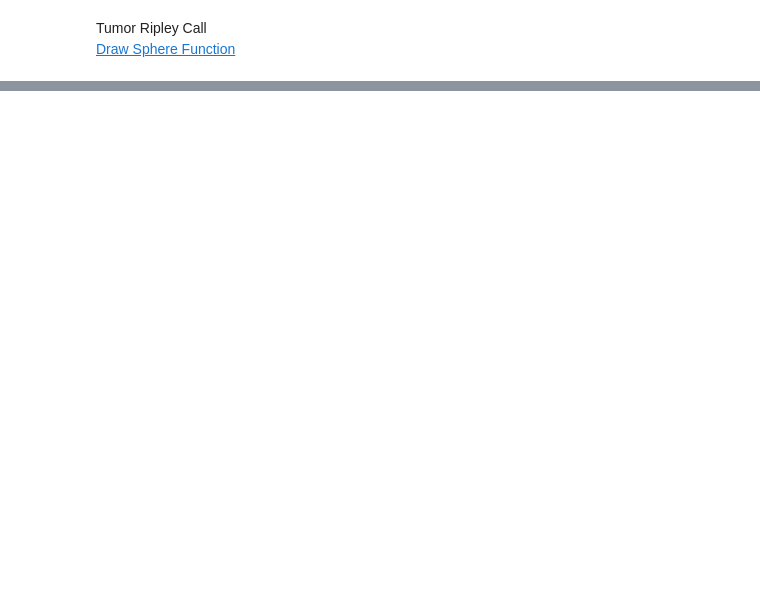
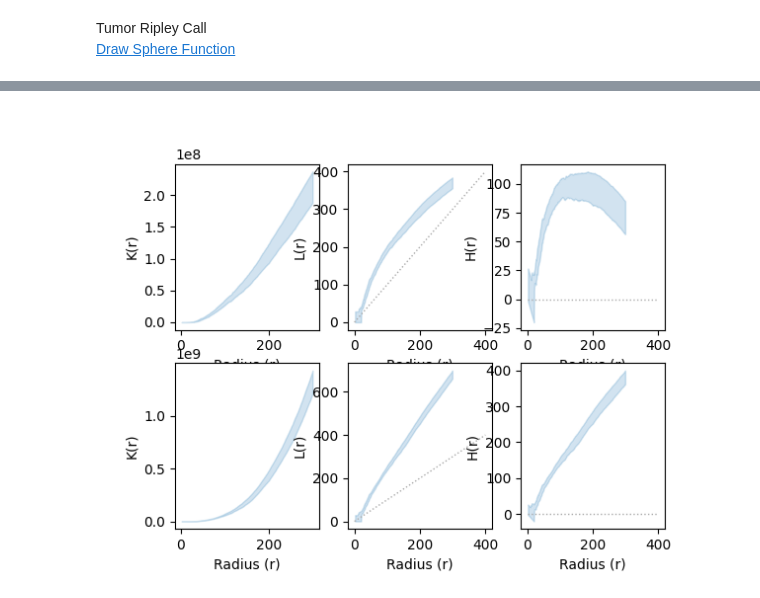
Before and after one commit to dkermany/mdspacer, a Jupyter notebook: ipynb/confocal_3D/Spatial3D.ipynb, the cells around one changed output, grey strips where cells are left out. Drawn from its saved outputs; the diff is of its cells as text; code cells hidden in the pictures; blank space fills up the shorter version.

```diff
--- a/ipynb/confocal_3D/Spatial3D.ipynb
+++ b/ipynb/confocal_3D/Spatial3D.ipynb
@@ -45,13 +46,14 @@ FileNotFoundError: [Errno 2] No such file or directory: 'D:\\Datasets\\Bone_Mets
 # %%
 ### Loading 3D Binary Mask (.SEG.NRRD)
 
-mask_path = "D:\\Datasets\\Bone_Mets\\masks\\FV10__20190620_111343.seg.nrrd"
+# mask_path = "D:\\Datasets\\Bone_Mets\\masks\\FV10__20190620_111343.seg.nrrd"
 # mask_path = "/home/dkermany/data/Bone_Project/masks/FV10__20190620_111343.seg.nrrd"
+mask_path = f"/home/dkermany/data/Bone_Project/masks/{filename}.seg.nrrd"
 
 # Load mask from NRRD
 mask, header = nrrd.read(mask_path)
 mask = mask.T
-mask = mask[:mask.shape[0]//3, :, :]
+#mask = mask[:mask.shape[0]//3, :, :] # for FV10__20190620_111343.seg.nrrd
 
 print(mask.shape)
 print(mask.dtype)
@@ -64,9 +66,10 @@ Axes: ZYX
 ### Loading Tumor Cell Locations (.CSV)
 
 # tumor_csv_path = "D:\\Datasets\\Bone_Mets\\tumor_locations.csv"
-tumor_csv_path = "/home/dkermany/data/Bone_Project/tumor_locations_09062022.csv"
+tumor_csv_path = "/home/dkermany/data/Bone_Project/tumor_locations_02_08_2023.csv"
 # Load csv and drop rows with N/A's
 tumor_csv = pd.read_csv(tumor_csv_path).dropna()
+tumor_csv = tumor_csv[tumor_csv.Filename == filename].reset_index(drop=True)
 # tumor_csv
 # %%
 def euclidean_distance(point1, point2):
@@ -859,0 +907,4 @@ plt.show()
+# %%
+ng2_points_path = f"/home/dkermany/data/Bone_Project/NG2_Centroids/{filename}_NG2_centroids.npy"
+ng2_points = np.flip(np.load(ng2_points_path).T, axis=1) # put points into Z,Y,X format (N, 3)
+cross_tumor_radii = np.arange(2, 300)
@@ -859,0 +988,5 @@ plt.show()
+# %%
+def get_shuffled_labels(points1, points2):
+    combined_arr = np.concatenate((points1, points2), axis=0)
+    np.random.shuffle(combined_arr) # inplace shuffle
+    return np.split(combined_arr, [points1.shape[0]])
@@ -859,0 +1038,32 @@ plt.show()
+# %%
+f, axes = plt.subplots(2, 3,)
+
+## Top Row
+# K
+# sns.lineplot(data=tumor_rstats, x="Radius (r)", y="K(r)", ax=axes[0, 0])
+sns.lineplot(data=random_cross_tumor_rstats, x="Radius (r)", y="K(r)", ax=axes[0, 0], alpha=0, errorbar=("pi", 95))
+# L
+# sns.lineplot(data=tumor_rstats, x="Radius (r)", y="L(r)", ax=axes[0, 1])
+sns.lineplot(data=random_cross_tumor_rstats, x="Radius (r)", y="L(r)", ax=axes[0, 1], alpha=0, errorbar=("pi", 95))
+axes[0, 1].plot([0, 400], [0, 400], linewidth=1, linestyle="dotted", color="#aaa") # Expected line
+# H
+# sns.lineplot(data=tumor_rstats, x="Radius (r)", y="H(r)", ax=axes[0, 2])
+sns.lineplot(data=random_cross_tumor_rstats, x="Radius (r)", y="H(r)", ax=axes[0, 2], alpha=0, errorbar=("pi", 95))
+axes[0, 2].plot([0, 400], [0, 0], linewidth=1, linestyle="dotted", color="#aaa") # Expected line
+
+## Bottom Row - Boundary Corrected
+# K
+# sns.lineplot(data=tumor_rstats_w, x="Radius (r)", y="K(r)", ax=axes[1, 0])
+sns.lineplot(data=random_cross_tumor_rstats_w, x="Radius (r)", y="K(r)", ax=axes[1, 0], alpha=0, errorbar=("pi", 95))
+# L
+# sns.lineplot(data=tumor_rstats_w, x="Radius (r)", y="L(r)", ax=axes[1, 1])
+sns.lineplot(data=random_cross_tumor_rstats_w, x="Radius (r)", y="L(r)", ax=axes[1, 1], alpha=0, errorbar=("pi", 95))
+axes[1, 1].plot([0, 400], [0, 400], linewidth=1, linestyle="dotted", color="#aaa") # Expected line
+# H
+# sns.lineplot(data=tumor_rstats_w, x="Radius (r)", y="H(r)", ax=axes[1, 2])
+sns.lineplot(data=random_cross_tumor_rstats_w, x="Radius (r)", y="H(r)", ax=axes[1, 2], alpha=0, errorbar=("pi", 95))
+axes[1, 2].plot([0, 400], [0, 0], linewidth=1, linestyle="dotted", color="#aaa") # Expected line
+
+plt.show()
+# %% [output]
+[figure, added]
```
Also changed, not shown: parts of 33 cells of this notebook.
